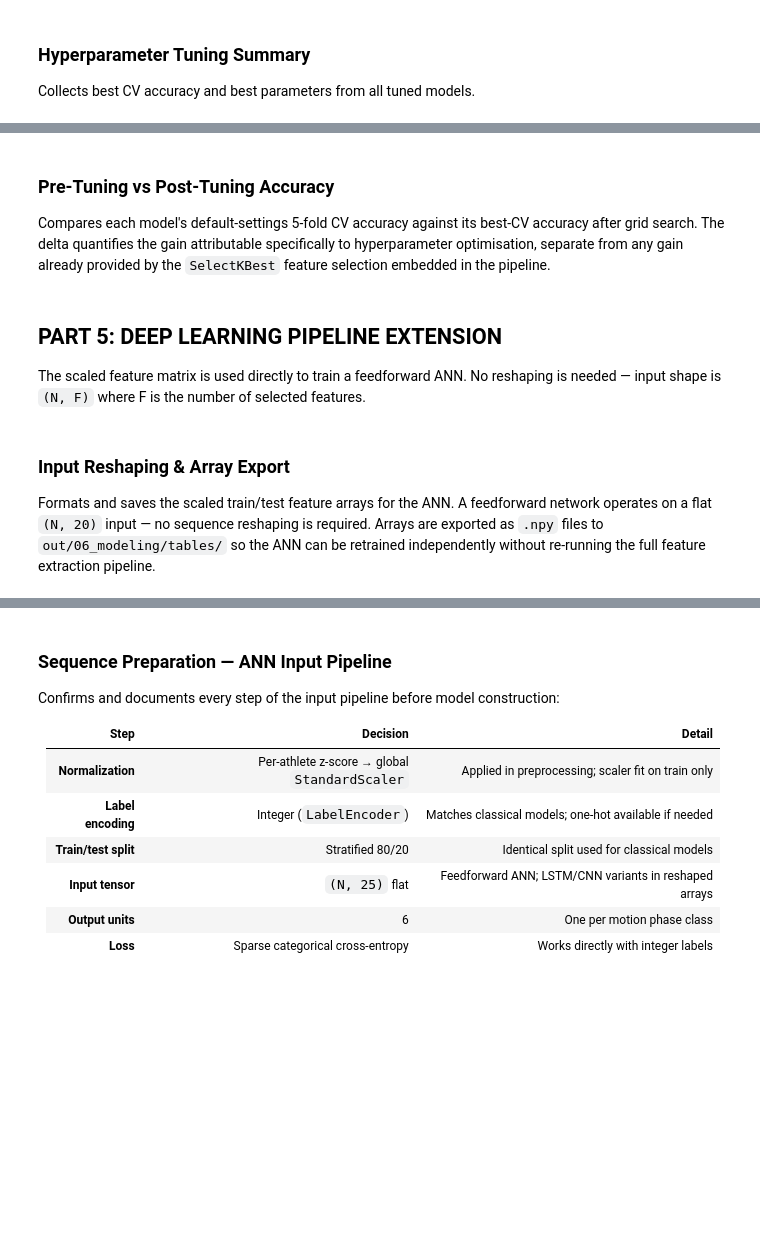
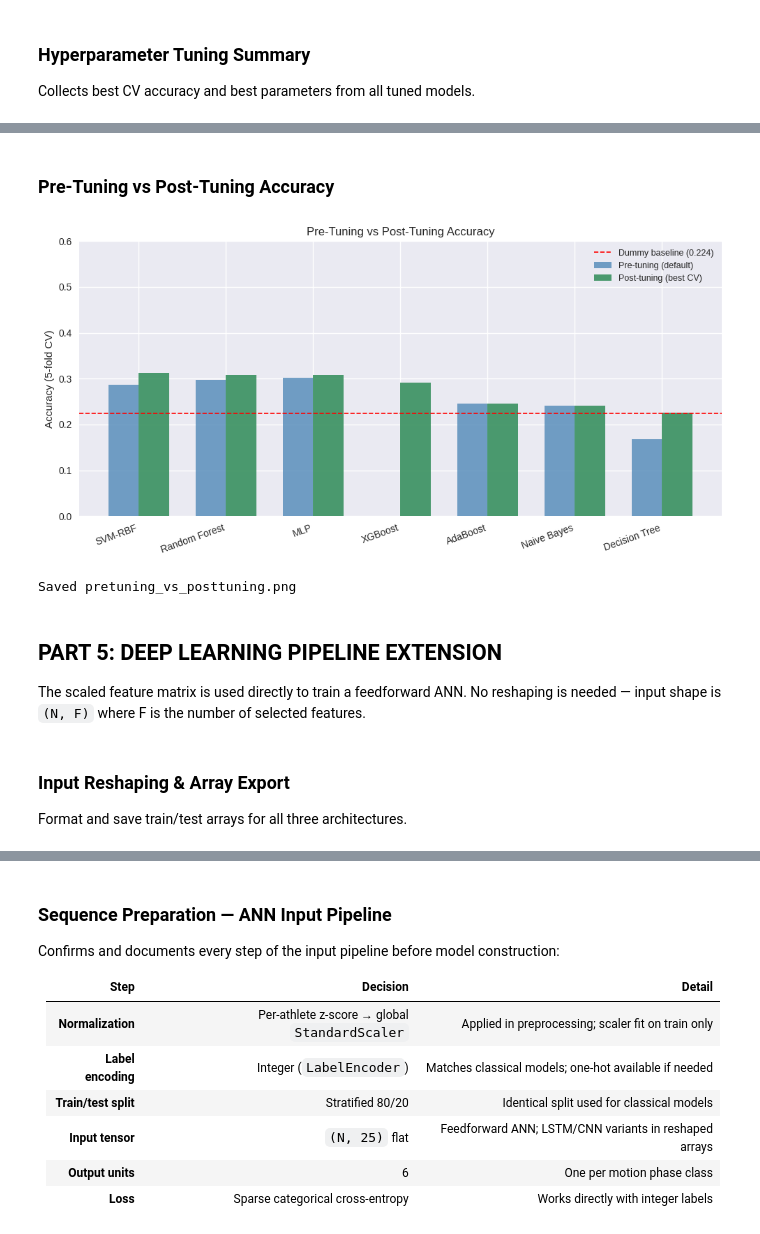
Before and after one commit to ritsukye/CS156---Project-Motion-Phase-ML, a Jupyter notebook: 01_motionphase/motionphaserecognition.ipynb, the cells around one changed output, grey strips where cells are left out. Saved outputs shown, nothing was run; the diff lists cells and outputs as text; code cells hidden in the pictures; blank space fills up the shorter version.

Commit message:
Added updated graphs, tables, and notebook.
-Added updated graphs, tables, and notebook for final submission

```diff
--- a/01_motionphase/motionphaserecognition.ipynb
+++ b/01_motionphase/motionphaserecognition.ipynb
@@ -1367,43 +1558,42 @@ print("Saved tuning_summary.csv and tuning_summary.png")
 # %% [markdown]
 ### Pre-Tuning vs Post-Tuning Accuracy
-
-Compares each model's default-settings 5-fold CV accuracy against its best-CV accuracy after grid search.
-The delta quantifies the gain attributable specifically to hyperparameter optimisation,
-separate from any gain already provided by the `SelectKBest` feature selection embedded in the pipeline.
 # %%
 pre_lookup = {
     "Random Forest":  baseline_df.loc["Random Forest",  "5-Fold Mean"],
     "SVM-RBF":        baseline_df.loc["SVM-RBF",        "5-Fold Mean"],
     "Decision Tree":  baseline_df.loc["Decision Tree",  "5-Fold Mean"],
     "Naive Bayes":    baseline_df.loc["Naive Bayes",    "5-Fold Mean"],
     "AdaBoost":       baseline_df.loc["AdaBoost",       "5-Fold Mean"],
-    "XGBoost":        baseline_df.loc["XGBoost",     "5-Fold Mean"],
+    "XGBoost":        float("nan"),
     "MLP":            baseline_df.loc["MLP",            "5-Fold Mean"],
 }
 
 models_ordered = tuning_summary_df.index.tolist()
 pre_vals  = [pre_lookup.get(m, float("nan")) for m in models_ordered]
 post_vals = tuning_summary_df["Best CV Accuracy"].tolist()
 
 x = np.arange(len(models_ordered))
 w = 0.35
 
 fig, ax = plt.subplots(figsize=(10, 5))
 ax.bar(x - w/2, pre_vals,  w, label="Pre-tuning (default)",  color="steelblue", alpha=0.75)
 ax.bar(x + w/2, post_vals, w, label="Post-tuning (best CV)", color="seagreen",  alpha=0.85)
 ax.axhline(DUMMY_BASELINE_SKF, color="red", linestyle="--", linewidth=1.2,
            label=f"Dummy baseline ({DUMMY_BASELINE_SKF:.3f})")
 ax.set_xticks(x)
 ax.set_xticklabels(models_ordered, rotation=20, ha="right")
 ax.set_ylabel("Accuracy (5-fold CV)")
 ax.set_title("Pre-Tuning vs Post-Tuning Accuracy")
 ax.set_ylim(0, 0.6)
 ax.legend(fontsize=9)
 plt.tight_layout()
 plt.savefig(S6 / "plots" / "pretuning_vs_posttuning.png", dpi=150, bbox_inches="tight")
 plt.show()
 plt.close("all")
 print("Saved pretuning_vs_posttuning.png")
+# %% [output]
+[figure, added]
+Saved pretuning_vs_posttuning.png
 # %% [markdown]
 ## PART 5: DEEP LEARNING PIPELINE EXTENSION
 
@@ -1413,9 +1603,7 @@ of selected features.
 # %% [markdown]
 ### Input Reshaping & Array Export
 
-Formats and saves the scaled train/test feature arrays for the ANN.
-A feedforward network operates on a flat `(N, 20)` input — no sequence reshaping is required.
-Arrays are exported as `.npy` files to `out/06_modeling/tables/` so the ANN can be retrained independently without re-running the full feature extraction pipeline.
+Format and save train/test arrays for all three architectures.
 # %%
 import numpy as np
 
```
Also changed, not shown: parts of 76 cells of this notebook, 6 other files.
